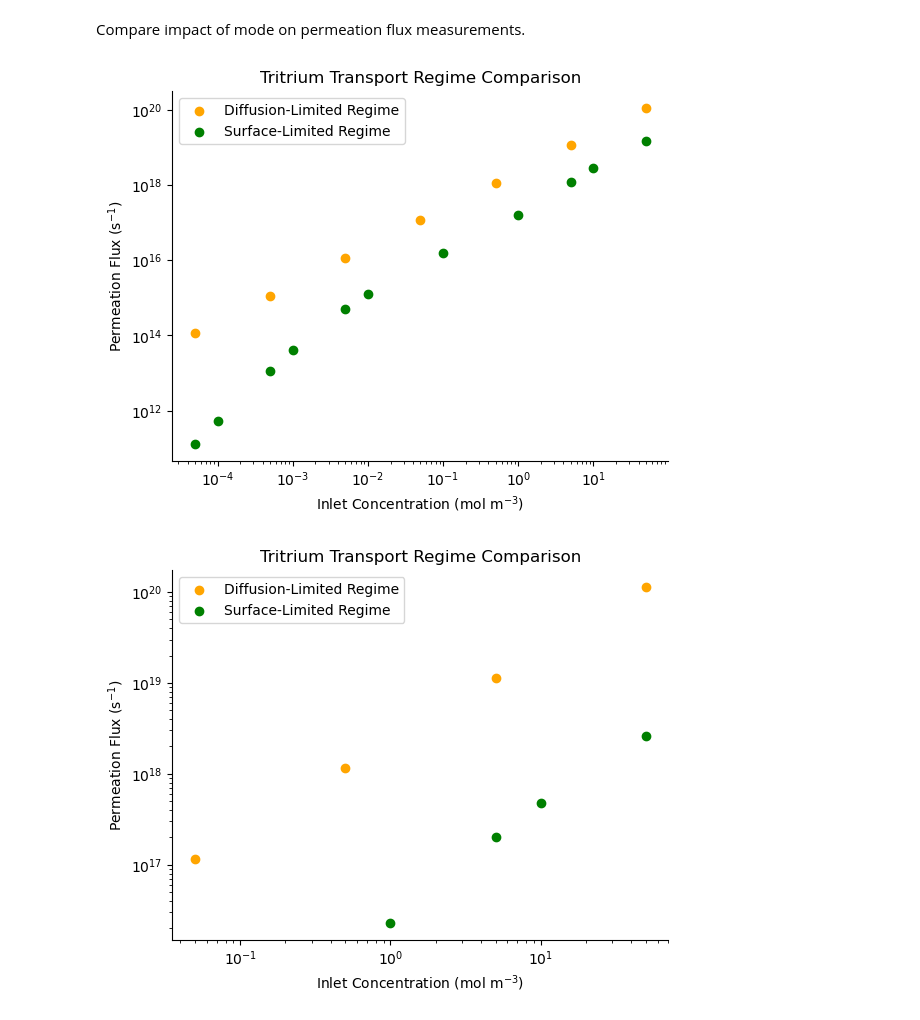
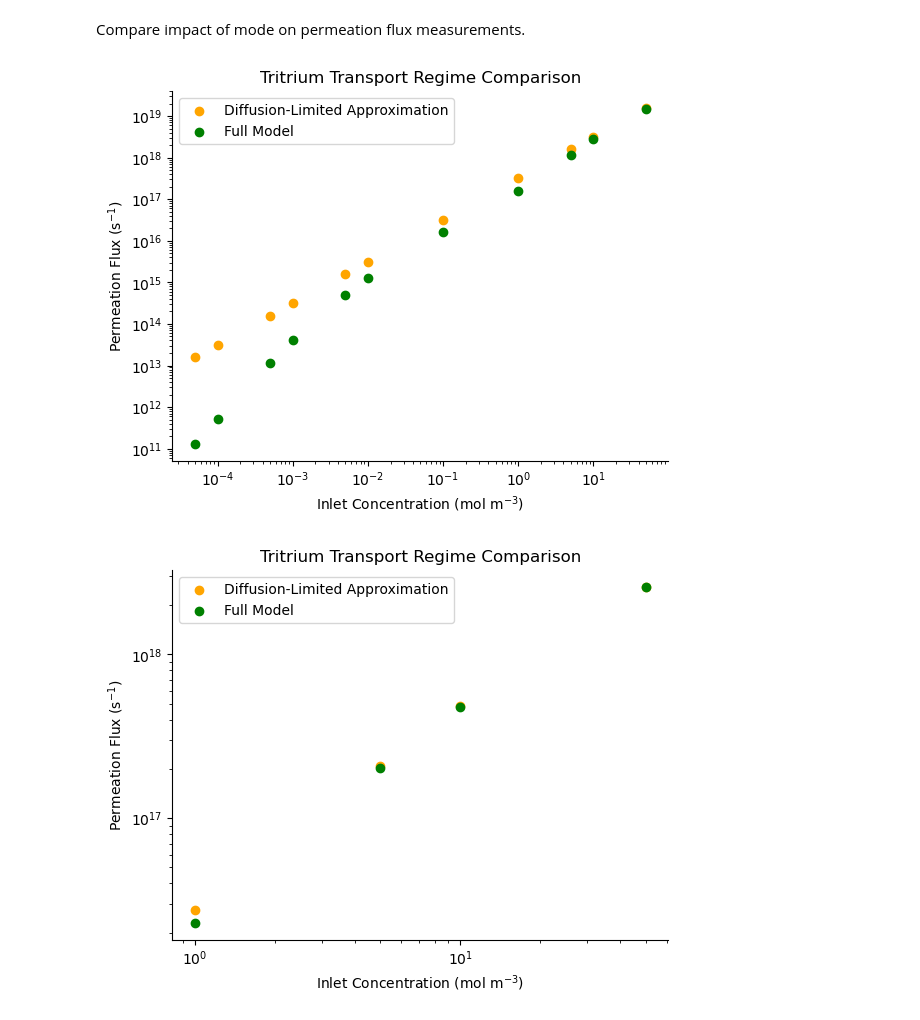
Before and after one commit to kaelyndunnell/Permeator-Probe, a Jupyter notebook: post_process.ipynb, the cells around one changed output. Drawn from its saved outputs; the diff is of its cells as text; code cells hidden in the pictures.

```diff
--- a/post_process.ipynb
+++ b/post_process.ipynb
@@ -366,56 +393,53 @@ import scipy
 import numpy as np
 import matplotlib.pyplot as plt
 
-diffusion_limited_inlet_concentrations = [5e-5,5e-4,5e-3,5e-2,5e-1,5,5e1] # mol/m3
-diffusion_limited_permeation_fluxes = []
-
-for conc in diffusion_limited_inlet_concentrations:
-    file_path = f"fixedconcentrationBC/festim_abacus_probe_in/festim_results_cin_{conc}_mol_m3"
-    permeation = np.genfromtxt(
-        file_path+"/permeation_flux.csv", delimiter=",", names=True
-    )
-    diffusion_limited_permeation_fluxes.append(permeation["H_flux_surface_7"])
-
-surface_limited_inlet_concentrations = [
+inlet_concentrations = [
     5e-5,
     1e-4,
     5e-4,
     1e-3,
     5e-3,
     1e-2,
     1e-1,
     1,
     5,
     1e1,
     5e1,
 ]  # mol/m3
 
+diffusion_limited_permeation_fluxes = []
 surface_limited_permeation_fluxes = []
 
-for conc in surface_limited_inlet_concentrations:
-    file_path = f"surfaceRecomboBC/festim_abacus_probe_in/festim_results_cin_{conc}_mol_m3"
-    permeation = np.genfromtxt(
-        file_path+"/permeation_flux.csv", delimiter=",", names=True
+for conc in inlet_concentrations:
+    approximation_file_path = f"fixedconcentrationBC/festim_abacus_probe_in/festim_results_cin_{conc}_mol_m3"
+    approximated_permeation = np.genfromtxt(
+        approximation_file_path+"/permeation_flux.csv", delimiter=",", names=True
     )
-    surface_limited_permeation_fluxes.append(permeation["H_flux_surface_7"])
+    diffusion_limited_permeation_fluxes.append(approximated_permeation["T_flux_surface_7"])
+
+    full_model_file_path = f"surfaceRecomboBC/festim_abacus_probe_in/festim_results_cin_{conc}_mol_m3"
+    full_model_permeation = np.genfromtxt(
+        full_model_file_path+"/permeation_flux.csv", delimiter=",", names=True
+    )
+    surface_limited_permeation_fluxes.append(full_model_permeation["H_flux_surface_7"])
 
 plt.figure()
-plt.scatter(diffusion_limited_inlet_concentrations, diffusion_limited_permeation_fluxes, color="orange", linewidth=1, label="Diffusion-Limited Regime")
-plt.scatter(surface_limited_inlet_concentrations, surface_limited_permeation_fluxes, color="green", linewidth=1, label="Surface-Limited Regime")
+plt.scatter(inlet_concentrations, diffusion_limited_permeation_fluxes, color="orange", linewidth=1, label="Diffusion-Limited Approximation")
+plt.scatter(inlet_concentrations, surface_limited_permeation_fluxes, color="green", linewidth=1, label="Full Model")
 
 plt.xscale('log')
 plt.yscale('log')
 plt.xlabel(r"Inlet Concentration (mol m$^{-3}$)")
 plt.ylabel(r"Permeation Flux (s$^{-1}$)")
 plt.legend()
 ax = plt.gca()
 ax.spines["top"].set_visible(False)
 ax.spines["right"].set_visible(False)
 plt.title("Tritrium Transport Regime Comparison")
 plt.savefig("mode-compare-probe-in.pdf")
 plt.show()
 # %% [output]
-[figure, old version]
+[figure, new version]
 # %%
 # PROBE OUT
 
@@ -427,35 +451,26 @@ import scipy
 import numpy as np
 import matplotlib.pyplot as plt
 
-diffusion_limited_inlet_concentrations = [5e-2,5e-1,5,5e1] # mol/m3
+inlet_concentrations = [5,1e01,1,5e01] # mol/m3
 diffusion_limited_permeation_fluxes = []
-
-for conc in diffusion_limited_inlet_concentrations:
-    file_path = f"fixedconcentrationBC/festim_abacus_probe_in/festim_results_cin_{conc}_mol_m3"
-    permeation = np.genfromtxt(
-        file_path+"/permeation_flux.csv", delimiter=",", names=True
-    )
-    diffusion_limited_permeation_fluxes.append(permeation["H_flux_surface_7"])
-
-surface_limited_inlet_concentrations = [
-    5,
-    1e01,
-    1,
-    5e01,
-]  # mol/m3
-
 surface_limited_permeation_fluxes = []
 
-for conc in surface_limited_inlet_concentrations:
-    file_path = f"surfaceRecomboBC/festim_abacus_probe_out/festim_results_cin_{conc}_mol_m3"
-    permeation = np.genfromtxt(
-        file_path+"/permeation_flux.csv", delimiter=",", names=True
+for conc in inlet_concentrations:
+    approximated_file_path = f"fixedconcentrationBC/festim_abacus_probe_out/festim_results_cin_{conc}_mol_m3"
+    approximated_permeation = np.genfromtxt(
+        approximated_file_path+"/permeation_flux.csv", delimiter=",", names=True
     )
-    surface_limited_permeation_fluxes.append(permeation["H_flux_surface_7"])
+    diffusion_limited_permeation_fluxes.append(approximated_permeation["H_flux_surface_7"])
+
+    full_model_file_path = f"surfaceRecomboBC/festim_abacus_probe_out/festim_results_cin_{conc}_mol_m3"
+    full_model_permeation = np.genfromtxt(
+        full_model_file_path+"/permeation_flux.csv", delimiter=",", names=True
+    )
+    surface_limited_permeation_fluxes.append(full_model_permeation["H_flux_surface_7"])
 
 plt.figure()
-plt.scatter(diffusion_limited_inlet_concentrations, diffusion_limited_permeation_fluxes, color="orange", linewidth=1, label="Diffusion-Limited Regime")
-plt.scatter(surface_limited_inlet_concentrations, surface_limited_permeation_fluxes, color="green", linewidth=1, label="Surface-Limited Regime")
+plt.scatter(inlet_concentrations, diffusion_limited_permeation_fluxes, color="orange", linewidth=1, label="Diffusion-Limited Approximation")
+plt.scatter(inlet_concentrations, surface_limited_permeation_fluxes, color="green", linewidth=1, label="Full Model")
 
 plt.xscale('log')
 plt.yscale('log')
@@ -469,4 +484,4 @@ plt.title("Tritrium Transport Regime Comparison")
 plt.savefig("mode-compare-probe-out.pdf")
 plt.show()
 # %% [output]
-[figure, old version]
+[figure, new version]
```
Also changed, not shown: parts of 4 cells of this notebook.
